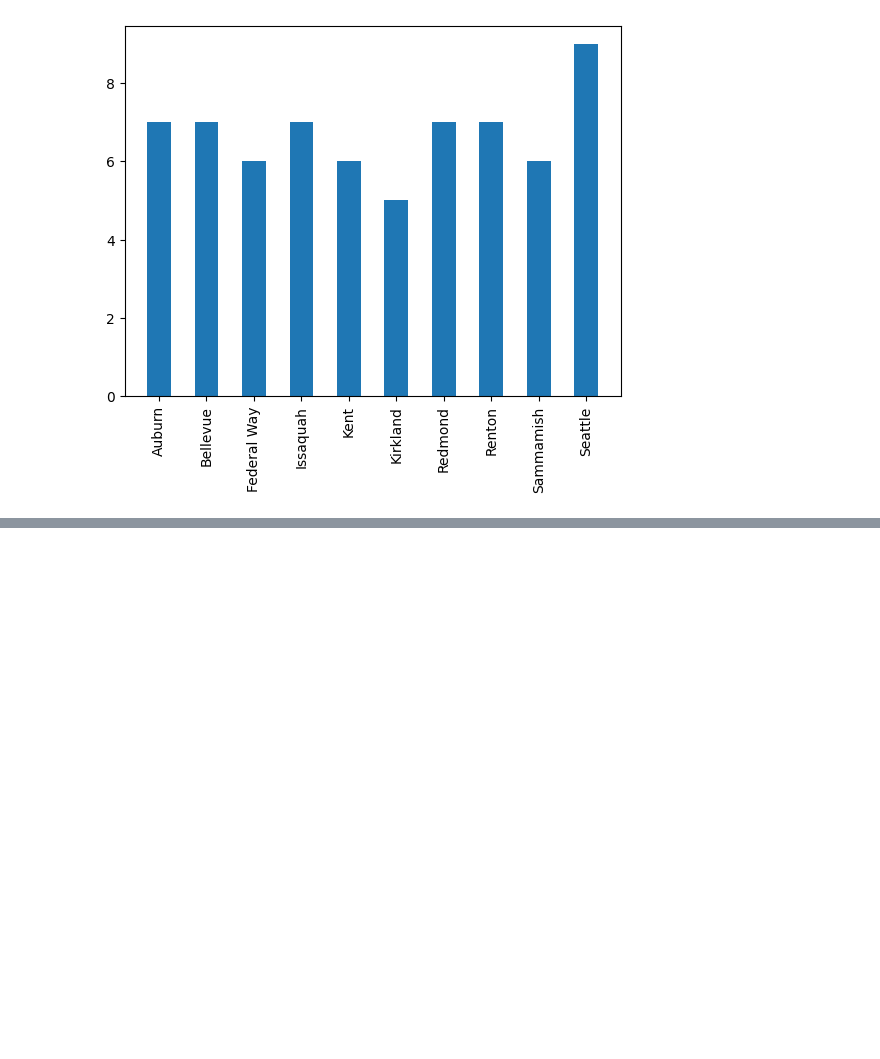
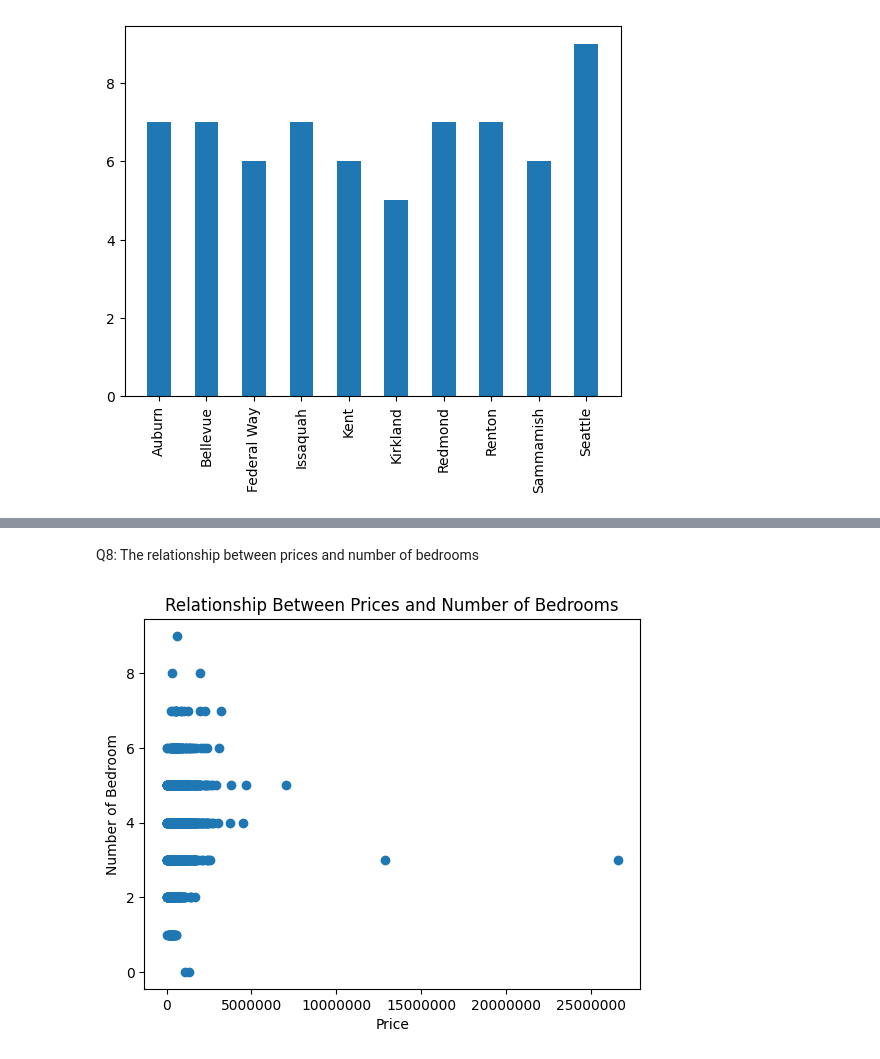
Before and after one commit to Placidus-Ali/Stutern, a Jupyter notebook: model7_lesson4/graph.ipynb, the cells around one changed output, grey strips where cells are left out. Saved outputs shown, nothing was run; the diff lists cells and outputs as text; code cells hidden in the pictures; blank space fills up the shorter version.

```diff
--- a/model7_lesson4/graph.ipynb
+++ b/model7_lesson4/graph.ipynb
@@ -142,0 +209,13 @@ plt.bar(x,y, width=0.5)
+# %% [markdown]
+Q8: The relationship between prices and number of bedrooms
+# %%
+x = df['price']
+y = df['bedrooms']
+plt.scatter(x,y)
+plt.xlabel('Price')
+plt.ylabel('Number of Bedroom')
+plt.title('Relationship Between Prices and Number of Bedrooms')
+plt.plot(ls="--", c=".3")
+plt.ticklabel_format(useOffset=False, style='plain') #removing the scientific notation (1e7)
+# %% [output]
+[figure, added]
```
Also changed, not shown: parts of 21 cells of this notebook.
